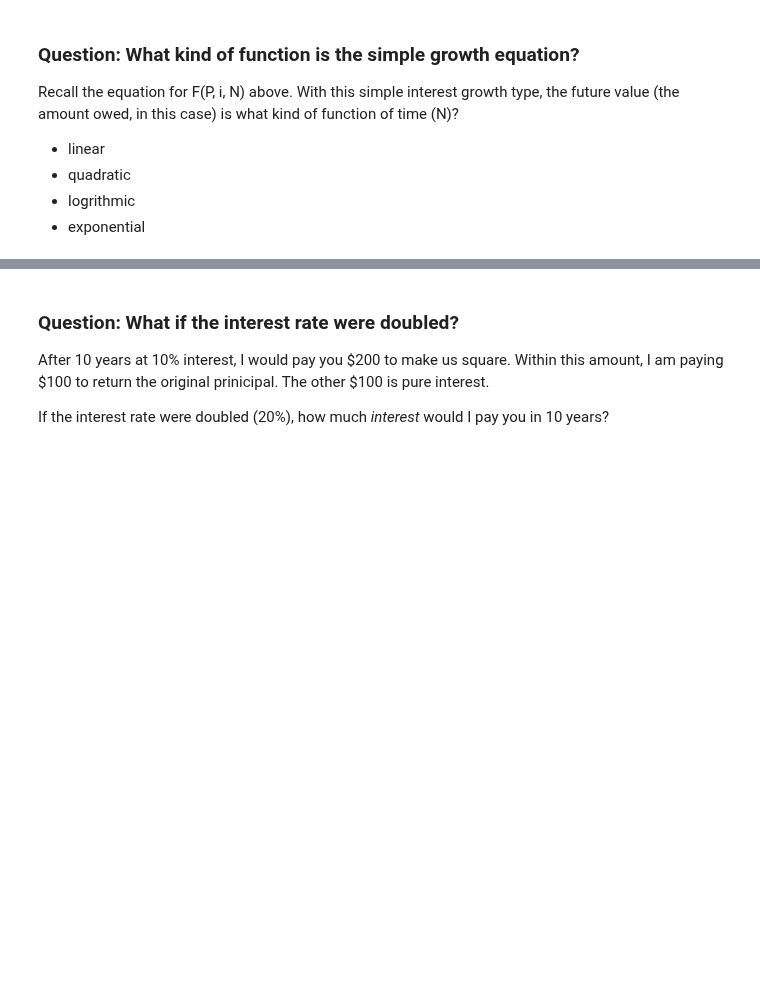
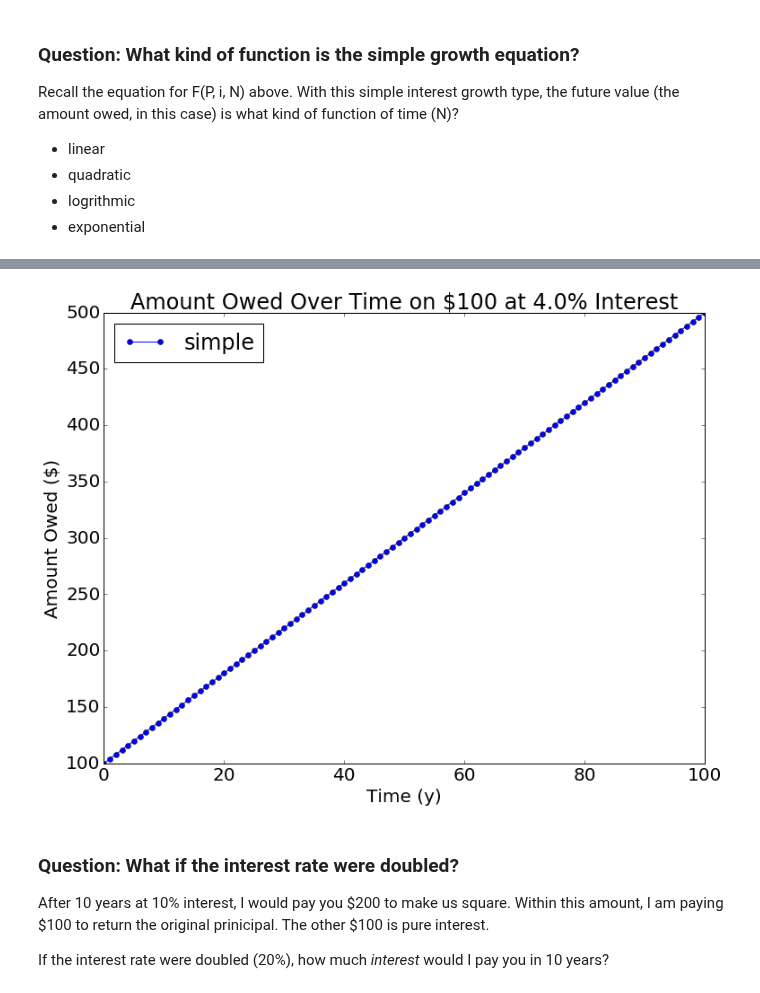
Before and after one commit to katyhuff/npre412, a Jupyter notebook: time-val-of-money/time-val-of-money.ipynb, the cells around one changed output, grey strips where cells are left out. Cells and saved outputs as stored; diff of their text form; code cells hidden in the pictures; blank space fills up the shorter version.

```diff
--- a/time-val-of-money/time-val-of-money.ipynb
+++ b/time-val-of-money/time-val-of-money.ipynb
@@ -1,10 +1,17 @@
 # %%
-%matplotlib notebook
 %matplotlib inline
 
 import matplotlib
 import numpy as np
 import matplotlib.pyplot as plt
+
+plt.rcParams["figure.figsize"] = (12, 9)
+
+font = {'family' : 'normal',
+        'weight' : 'normal',
+        'size'   : 20}
+
+matplotlib.rc('font', **font)
 # %% [markdown]
 
 
@@ -71,7 +78,6 @@ Recall the equation for F(P, i, N) above. With this simple interest growth type,
 - exponential
 # %%
 # The magic below shows the plot interactively when it's created
-%matplotlib notebook
 # we need the numerical python library
 import numpy as np
 # we'll use matplotlib to plot the function
@@ -83,7 +89,7 @@ time = np.arange(0, 101, 1)
 # label the x axis
 plt.xlabel('Time (y)')
 # label the y axis
-plt.ylabel('How Much I Owe ($)')
+plt.ylabel('Amount Owed ($)')
 # title the plot
 title = "Amount Owed Over Time on $" + str(P) + " at " + str(i*100) + "% Interest"
 plt.title(title)
@@ -99,3 +103,4 @@ plt.show()
+[figure, added]
 # %% [markdown]
 ### Question: What if the interest rate were doubled?
 
```
Also changed, not shown: parts of 4 cells of this notebook, 7 other files.
